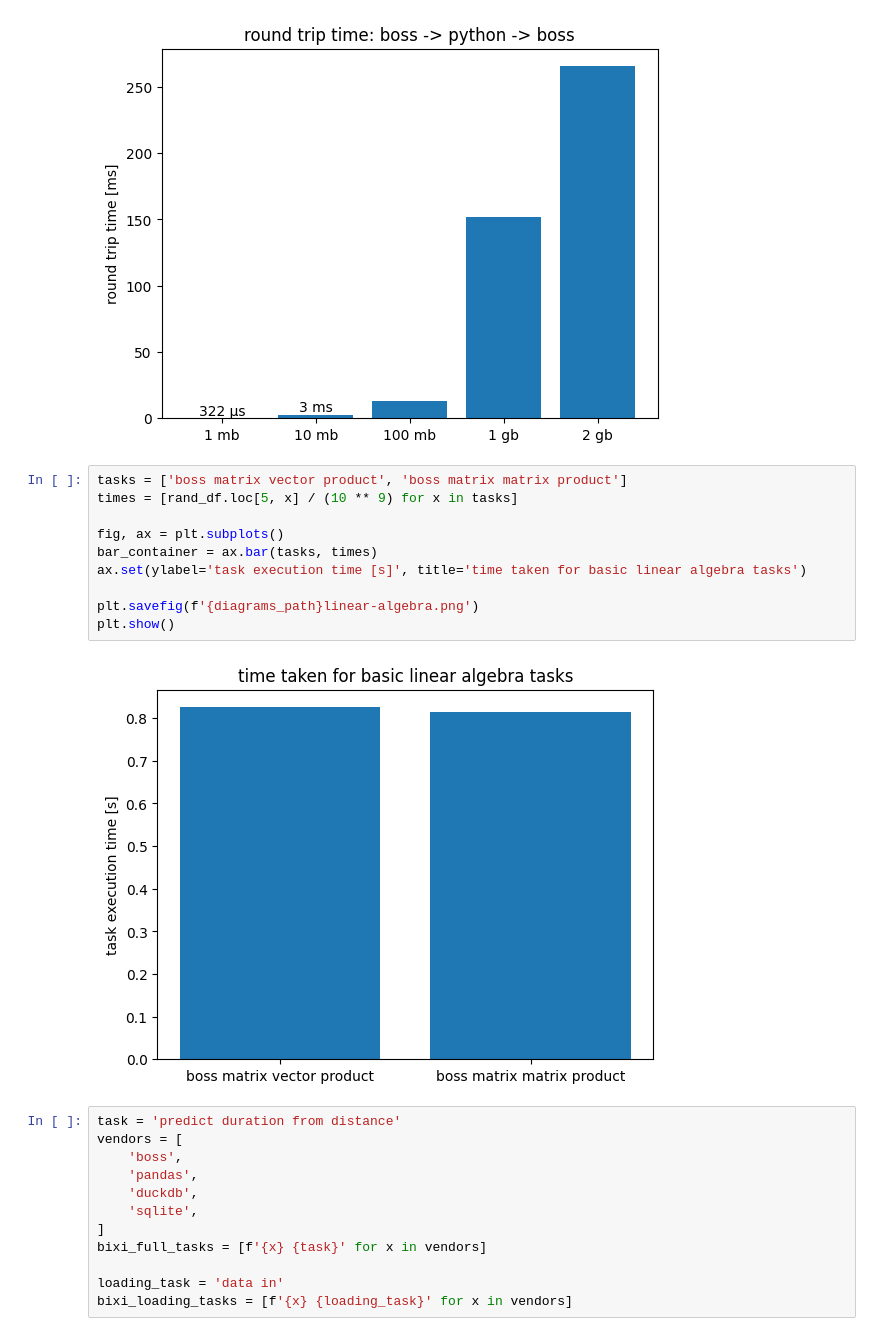
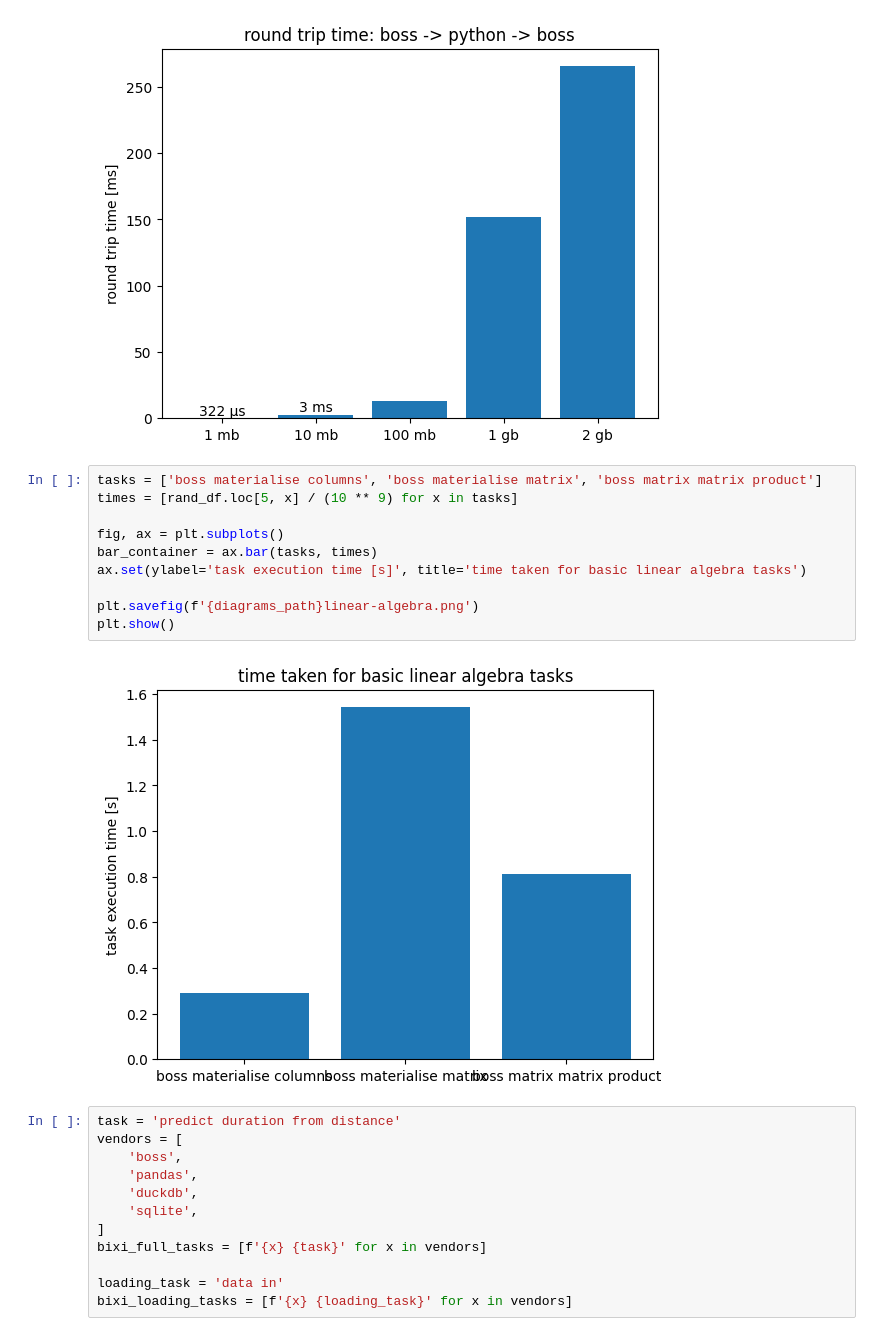
Before and after one commit to trubby22/database-fyp, a Jupyter notebook: bixi-benchmarks/visualise-data.ipynb, the cells around one changed output. Saved outputs shown, nothing was run; the diff lists cells and outputs as text.

```diff
--- a/bixi-benchmarks/visualise-data.ipynb
+++ b/bixi-benchmarks/visualise-data.ipynb
@@ -96,17 +118,17 @@ plt.show()
 # %% [output]
 [figure]
 # %%
-tasks = ['boss matrix vector product', 'boss matrix matrix product']
+tasks = ['boss materialise columns', 'boss materialise matrix', 'boss matrix matrix product']
 times = [rand_df.loc[5, x] / (10 ** 9) for x in tasks]
 
 fig, ax = plt.subplots()
 bar_container = ax.bar(tasks, times)
 ax.set(ylabel='task execution time [s]', title='time taken for basic linear algebra tasks')
 
 plt.savefig(f'{diagrams_path}linear-algebra.png')
 plt.show()
 # %% [output]
-[figure, old version]
+[figure, new version]
 # %%
 task = 'predict duration from distance'
 vendors = [
```
Also changed, not shown: parts of 5 cells of this notebook, 1 other file.
